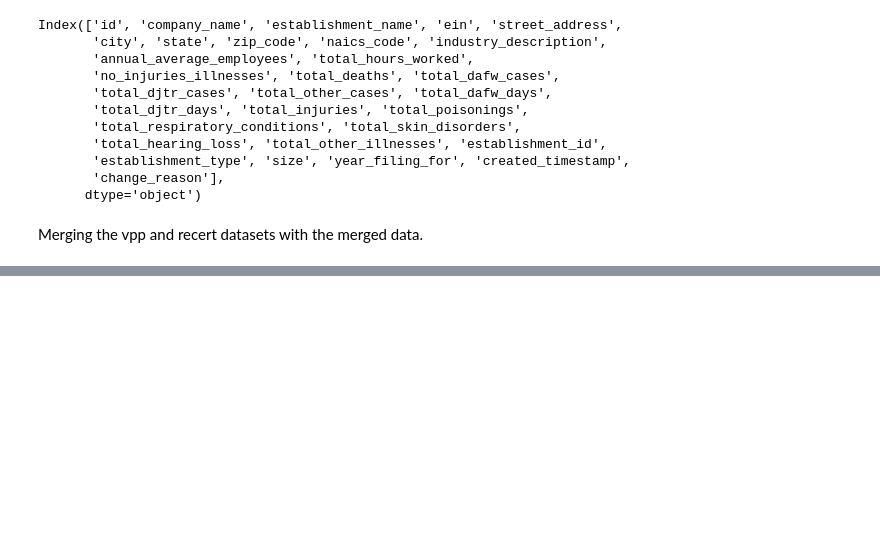
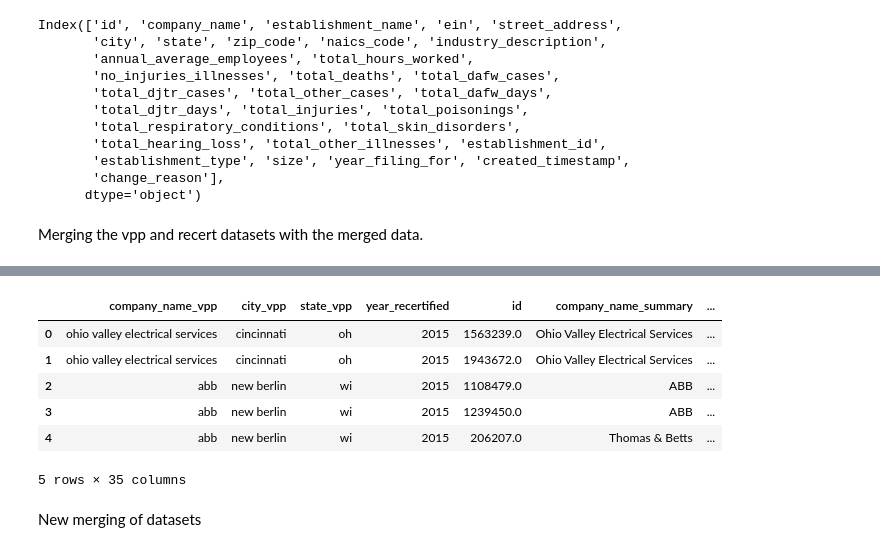
Before and after one commit to EdwinKingori/OSHASummaryReport, a Jupyter notebook: summary_data.ipynb, the cells around one changed output, grey strips where cells are left out. Cells and saved outputs as stored; diff of their text form; code cells hidden in the pictures; blank space fills up the shorter version.

```diff
--- a/summary_data.ipynb
+++ b/summary_data.ipynb
@@ -112,0 +122,3 @@ merging_results2.to_csv("vpp_merged2.csv", index=False)
+# %%
+recert_vpp_df = pd.read_excel("RECERT VPP.xlsx")
+recert_vpp_df.head()
@@ -112,0 +132,19 @@ merging_results2.to_csv("vpp_merged2.csv", index=False)
+# %%
+recert_vpp_df['company_name'] = recert_vpp_df['company_name'].str.strip(
+).str.lower()
+recert_vpp_df['city'] = recert_vpp_df['city'].str.strip().str.lower()
+recert_vpp_df['state'] = recert_vpp_df['state'].str.strip().str.lower()
+# %%
+recert_merged_results = pd.merge(recert_vpp_df, summary_df,
+                            left_on=['company_name'],
+                            right_on=['establishment_name'],
+                            suffixes=("_vpp", "_summary"))
+recert_merged_results.head()
+# %% [output]
+|  | company_name_vpp | city_vpp | state_vpp | year_recertified | id | company_name_summary | ... |
+| 0 | ohio valley electrical services | cincinnati | oh | 2015 | 1563239.0 | Ohio Valley Electrical Services | ... |
+| 1 | ohio valley electrical services | cincinnati | oh | 2015 | 1943672.0 | Ohio Valley Electrical Services | ... |
+| 2 | abb | new berlin | wi | 2015 | 1108479.0 | ABB | ... |
+| 3 | abb | new berlin | wi | 2015 | 1239450.0 | ABB | ... |
+| 4 | abb | new berlin | wi | 2015 | 206207.0 | Thomas & Betts | ... |
+5 rows × 35 columns
@@ -112,0 +153,2 @@ merging_results2.to_csv("vpp_merged2.csv", index=False)
+# %% [markdown]
+New merging of datasets
```
Also changed, not shown: parts of 28 cells of this notebook.
